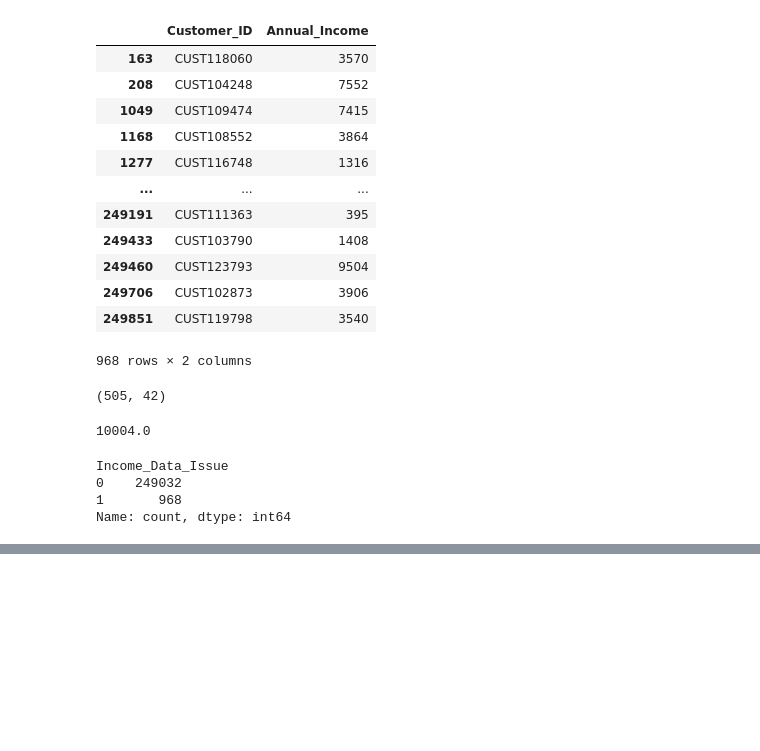
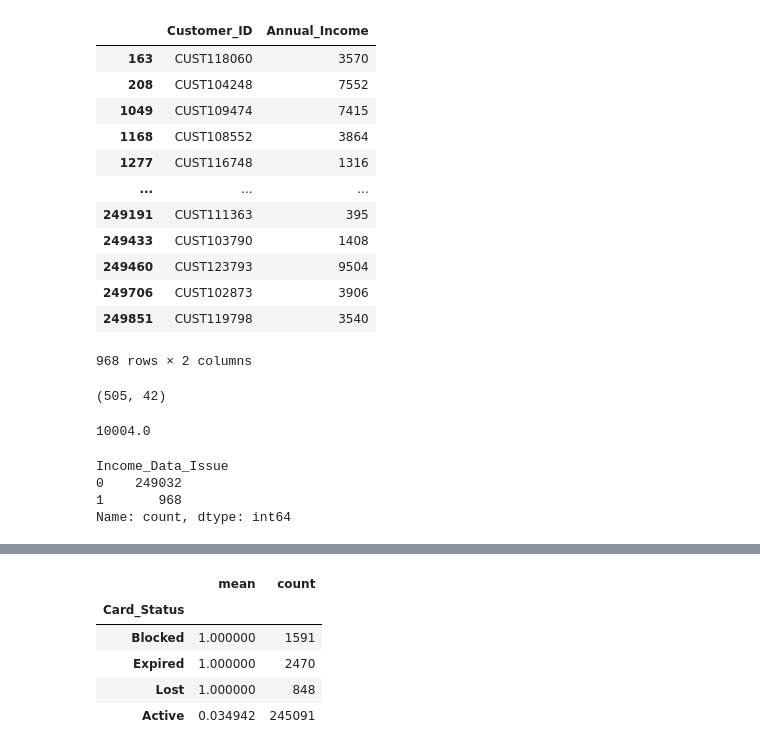
Before and after one commit to Kanjerih/Indian-Financial-Fraud, a Jupyter notebook: Indian-Financial-Fraud.ipynb, the cells around one changed output, grey strips where cells are left out. Cells and saved outputs as stored; diff of their text form; code cells hidden in the pictures; blank space fills up the shorter version.

```diff
--- a/Indian-Financial-Fraud.ipynb
+++ b/Indian-Financial-Fraud.ipynb
@@ -309,0 +336,9 @@ array(['Active', 'Expired', 'Blocked', 'Lost'], dtype=object)
+# %%
+transactions_df.groupby('Card_Status')['Fraud_Flag'].agg(['mean', 'count']).sort_values(by='mean', ascending=False)
+# %% [output]
+|  | mean | count |
+| Card_Status |  |  |
+| Blocked | 1.000000 | 1591 |
+| Expired | 1.000000 | 2470 |
+| Lost | 1.000000 | 848 |
+| Active | 0.034942 | 245091 |
```
Also changed, not shown: parts of 3 cells of this notebook.
